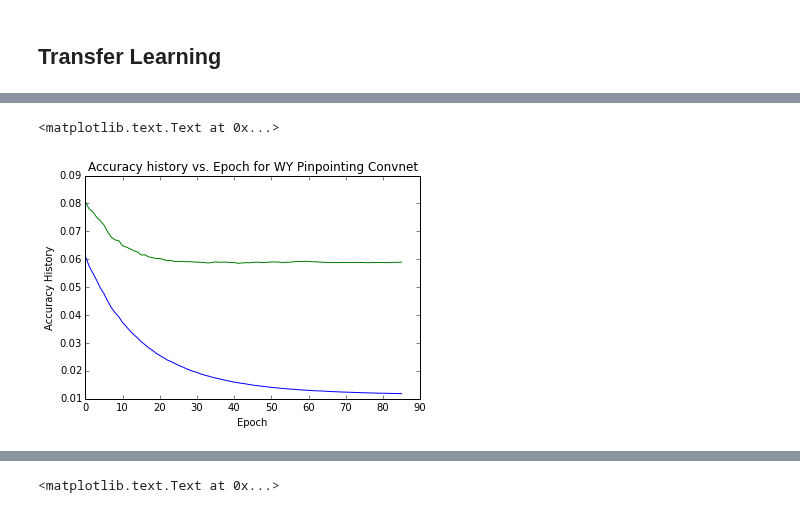
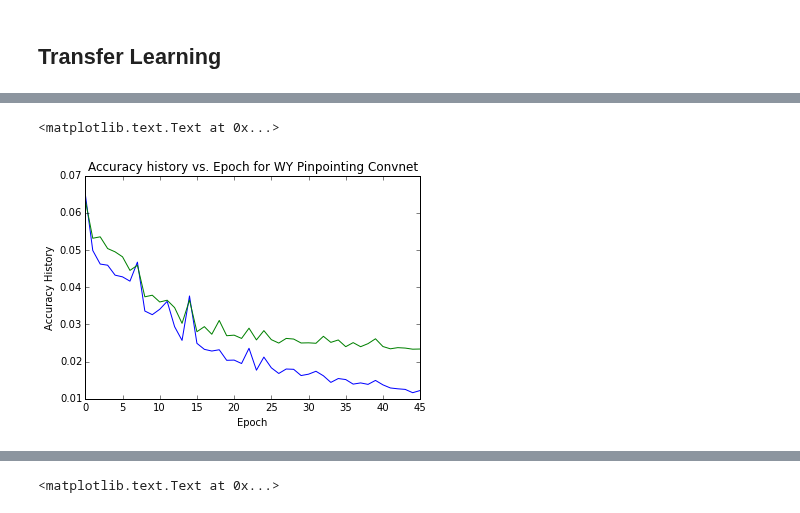
Before and after one commit to jayhack/ConvCube, a Jupyter notebook: PinPointing.ipynb, the cells around one changed output, grey strips where cells are left out. Cells and saved outputs as stored; diff of their text form; code cells hidden in the pictures.

```diff
--- a/PinPointing.ipynb
+++ b/PinPointing.ipynb
@@ -45,0 +87,4 @@ Validation labels shape:  (140, 6)
+# %%
+X_train_cnt, X_val_cnt = add_contrast(X_train), add_contrast(X_val)
+X_train = np.vstack([X_train, X_train_cnt])
+y_train = np.vstack([y_train, y_train])
@@ -45,0 +150,2 @@ Validation labels shape:  (140, 6)
+# %%
+X_train_edges, X_val_edges = add_edges(X_train, X_train_bg), add_edges(X_val, X_val_bg)
@@ -46,9 +157,9 @@ Validation labels shape:  (140, 6)
 # %% [markdown]
 ## Get Pretrained Model
 # %%
-#=====[ LOAD MODEL ]=====
+#=====[ LOAD PRETRAINED MODEL ]=====
 #*****
-model_path = os.path.join(models_path, 'pretrained/convnet_10s.pkl')
+model_path = os.path.join(models_path, 'pretrained/convnet_16s.pkl')
 pretrained_model = pickle.load(open(model_path))
 #*****
 # %% [markdown]
@@ -99,0 +167,22 @@ starting iteration
+# %%
+#=====[ TRAIN MODEL: BG ]=====
+#*****
+print '=====[ Training ]====='
+convnet_bg = EuclideanConvNet(
+                                pretrained_model=pretrained_model,
+                                size_out=2, # number of coordinates
+                                shape_loc=(3, 64, 64),
+                                num_filters_pre=(16, 16),
+                                num_filters_loc=(16, 16, 16, 32),
+                                filter_sizes=(5, 5, 3)
+                            )
+out = convnet_bg.train(
+                        X_train_edges, y_train, X_val_edges, y_val,
+                        batch_size=50,
+                        num_epochs=50,
+                        learning_rate=0.0008,
+                        learning_rate_decay=0.95
+                    )
+model, loss_hist_bg, train_acc_hist_bg, val_acc_hist_bg = out
+convnet_bg.save('models/pinpointing/10s_bg_color_thresh.convnet')
+#*****
@@ -100,12 +207,12 @@ starting iteration
 # %%
-plt.plot(train_acc_hist_wy[15:])
-plt.plot(val_acc_hist_wy[15:])
+plt.plot(train_acc_hist_bg[5:])
+plt.plot(val_acc_hist_bg[5:])
 plt.xlabel('Epoch')
 plt.ylabel('Accuracy History')
 plt.title('Accuracy history vs. Epoch for WY Pinpointing Convnet')
 # %% [output]
 <matplotlib.text.Text at 0x...>
-[figure, old version]
+[figure, new version]
 # %%
 #=====[ TRAIN MODEL: BG ]=====
 #*****
```
Also changed, not shown: parts of 17 cells of this notebook, 15 other files.
